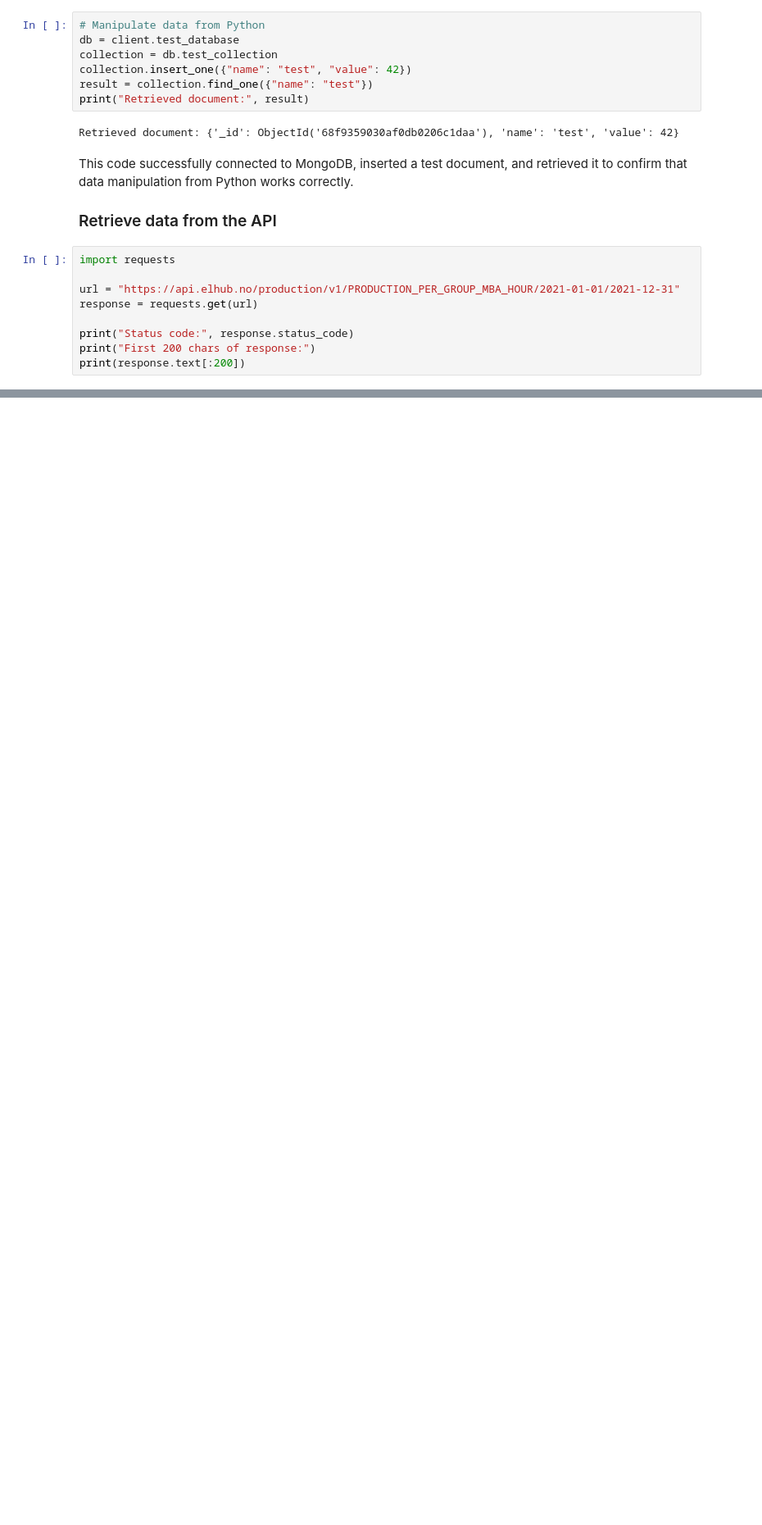
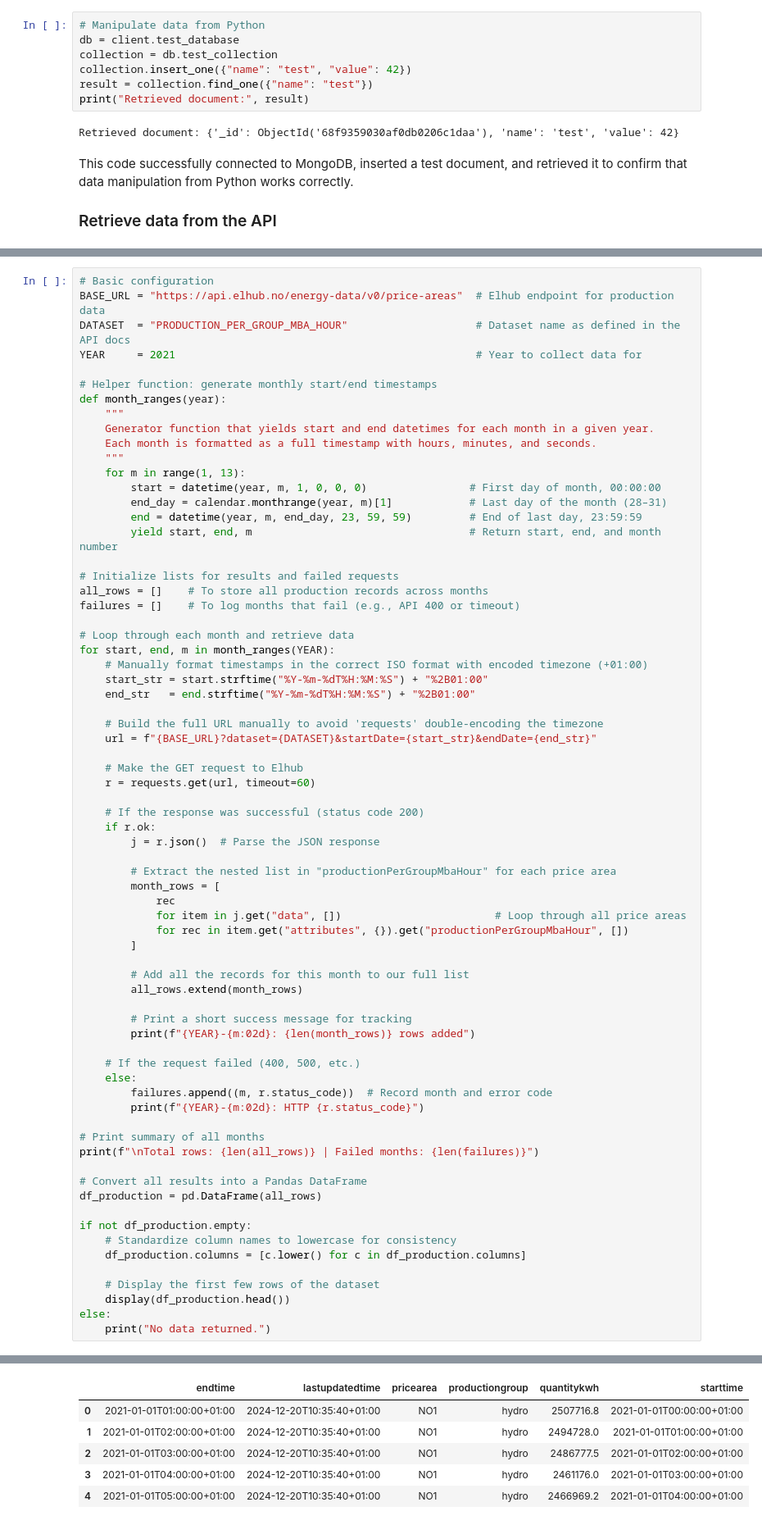
Before and after one commit to teresemyhre/IND320-tereseivesdal, a Jupyter notebook: assignment2.ipynb, the cells around one changed output, grey strips where cells are left out. Shown: that part at 82% size. Cells and saved outputs as stored; diff of their text form; blank space fills up the shorter version.

```diff
--- a/assignment2.ipynb
+++ b/assignment2.ipynb
@@ -32,12 +39,3 @@ Retrieved document: {'_id': ObjectId('68f9359030af0db0206c1daa'), 'name': 'test'
 This code successfully connected to MongoDB, inserted a test document, and retrieved it to confirm that data manipulation from Python works correctly.
 
 ### Retrieve data from the API
-# %%
-import requests
-
-url = "https://api.elhub.no/production/v1/PRODUCTION_PER_GROUP_MBA_HOUR/2021-01-01/2021-12-31"
-response = requests.get(url)
-
-print("Status code:", response.status_code)
-print("First 200 chars of response:")
-print(response.text[:200])
@@ -52,0 +42,71 @@ First 200 chars of response:
+# %%
+# Basic configuration
+BASE_URL = "https://api.elhub.no/energy-data/v0/price-areas"  # Elhub endpoint for production data
+DATASET  = "PRODUCTION_PER_GROUP_MBA_HOUR"                    # Dataset name as defined in the API docs
+YEAR     = 2021                                               # Year to collect data for
+
+# Helper function: generate monthly start/end timestamps
+def month_ranges(year):
+    """
+    Generator function that yields start and end datetimes for each month in a given year.
+    Each month is formatted as a full timestamp with hours, minutes, and seconds.
+    """
+    for m in range(1, 13):
+        start = datetime(year, m, 1, 0, 0, 0)                # First day of month, 00:00:00
+        end_day = calendar.monthrange(year, m)[1]            # Last day of the month (28–31)
+        end = datetime(year, m, end_day, 23, 59, 59)         # End of last day, 23:59:59
+        yield start, end, m                                  # Return start, end, and month number
+
+# Initialize lists for results and failed requests
+all_rows = []    # To store all production records across months
+failures = []    # To log months that fail (e.g., API 400 or timeout)
+
+# Loop through each month and retrieve data
+for start, end, m in month_ranges(YEAR):
+    # Manually format timestamps in the correct ISO format with encoded timezone (+01:00)
+    start_str = start.strftime("%Y-%m-%dT%H:%M:%S") + "%2B01:00"
+    end_str   = end.strftime("%Y-%m-%dT%H:%M:%S") + "%2B01:00"
+
+    # Build the full URL manually to avoid 'requests' double-encoding the timezone
+    url = f"{BASE_URL}?dataset={DATASET}&startDate={start_str}&endDate={end_str}"
+
+    # Make the GET request to Elhub
+    r = requests.get(url, timeout=60)
+
+    # If the response was successful (status code 200)
+    if r.ok:
+        j = r.json()  # Parse the JSON response
+
+        # Extract the nested list in "productionPerGroupMbaHour" for each price area
+        month_rows = [
+            rec
+            for item in j.get("data", [])                        # Loop through all price areas
+            for rec in item.get("attributes", {}).get("productionPerGroupMbaHour", [])
+        ]
+
+        # Add all the records for this month to our full list
+        all_rows.extend(month_rows)
+
+        # Print a short success message for tracking
+        print(f"{YEAR}-{m:02d}: {len(month_rows)} rows added")
+
+    # If the request failed (400, 500, etc.)
+    else:
+        failures.append((m, r.status_code))  # Record month and error code
+        print(f"{YEAR}-{m:02d}: HTTP {r.status_code}")
+
+# Print summary of all months
+print(f"\nTotal rows: {len(all_rows)} | Failed months: {len(failures)}")
+
+# Convert all results into a Pandas DataFrame
+df_production = pd.DataFrame(all_rows)
+
+if not df_production.empty:
+    # Standardize column names to lowercase for consistency
+    df_production.columns = [c.lower() for c in df_production.columns]
+
+    # Display the first few rows of the dataset
+    display(df_production.head())
+else:
+    print("No data returned.")
+# %% [output]
@@ -52,0 +127,6 @@ First 200 chars of response:
+|  | endtime | lastupdatedtime | pricearea | productiongroup | quantitykwh | starttime |
+| 0 | 2021-01-01T01:00:00+01:00 | 2024-12-20T10:35:40+01:00 | NO1 | hydro | 2507716.8 | 2021-01-01T00:00:00+01:00 |
+| 1 | 2021-01-01T02:00:00+01:00 | 2024-12-20T10:35:40+01:00 | NO1 | hydro | 2494728.0 | 2021-01-01T01:00:00+01:00 |
+| 2 | 2021-01-01T03:00:00+01:00 | 2024-12-20T10:35:40+01:00 | NO1 | hydro | 2486777.5 | 2021-01-01T02:00:00+01:00 |
+| 3 | 2021-01-01T04:00:00+01:00 | 2024-12-20T10:35:40+01:00 | NO1 | hydro | 2461176.0 | 2021-01-01T03:00:00+01:00 |
+| 4 | 2021-01-01T05:00:00+01:00 | 2024-12-20T10:35:40+01:00 | NO1 | hydro | 2466969.2 | 2021-01-01T04:00:00+01:00 |
```
Also changed, not shown: parts of 24 cells of this notebook, 1 other file.
